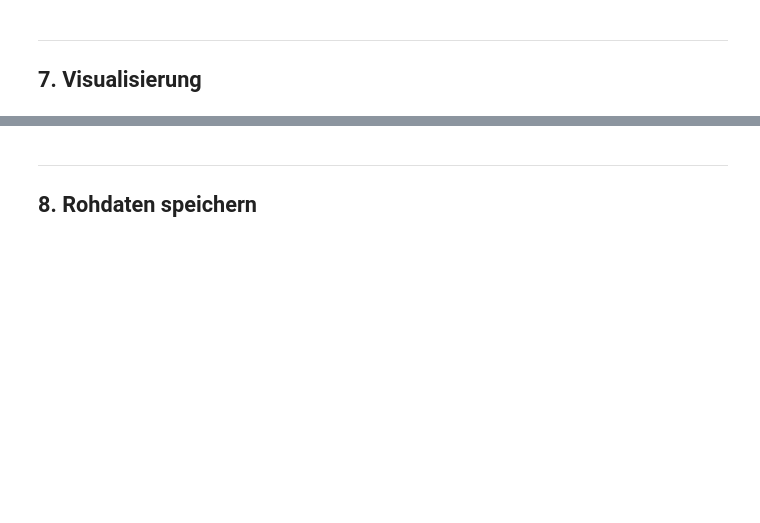
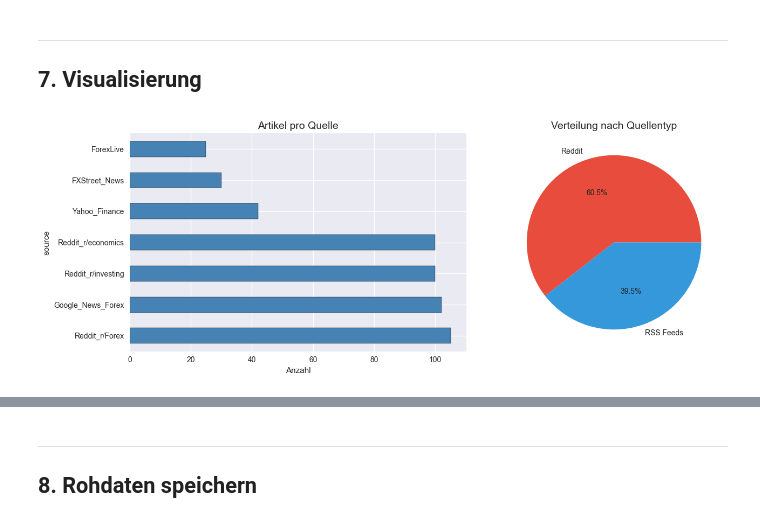
Before and after one commit to Jerycodes/26FS-BAI-Data-Engineering-and-Wrangling, a Jupyter notebook: notebooks/04_eda_news_webscraping.ipynb, the cells around one changed output, grey strips where cells are left out. Cells and saved outputs as stored; diff of their text form; code cells hidden in the pictures; blank space fills up the shorter version.

```diff
--- a/notebooks/04_eda_news_webscraping.ipynb
+++ b/notebooks/04_eda_news_webscraping.ipynb
@@ -67,22 +107,20 @@ for name, url in RSS_FEEDS.items():
 def scrape_rss_feed(feed_name, feed_url):
     """
     Laedt Artikel aus einem RSS Feed.
-
-    Parameter:
-        feed_name (str): Name des Feeds
-        feed_url (str): URL des RSS Feeds
-
-    Rueckgabe:
-        list: Liste von Artikeln als Dictionaries
+    Nutzt requests zum Laden (SSL-Fix) und feedparser zum Parsen.
     """
     print(f'Lade {feed_name}...')
 
     try:
-        feed = feedparser.parse(feed_url)
+        # Mit requests laden (umgeht SSL-Problem von feedparser)
+        response = requests.get(feed_url, headers=HEADERS, timeout=10)
 
-        if feed.bozo and not feed.entries:
-            print(f'  WARNUNG: Feed konnte nicht geladen werden.')
+        if response.status_code != 200:
+            print(f'  WARNUNG: HTTP {response.status_code}')
             return []
+
+        # feedparser parst den XML-Text
+        feed = feedparser.parse(response.text)
 
         articles = []
         for entry in feed.entries:
@@ -400,25 +542,34 @@ if not df_all.empty:
 # %%
 if not df_all.empty:
     # 7.1 Artikel pro Quelle
     fig, axes = plt.subplots(1, 2, figsize=(14, 5))
 
     # Balkendiagramm
     source_counts = df_all['source'].value_counts()
     source_counts.plot(kind='barh', ax=axes[0], color='steelblue', edgecolor='black')
     axes[0].set_title('Artikel pro Quelle', fontsize=14)
     axes[0].set_xlabel('Anzahl')
 
-    # Pie Chart
-    source_group = df_all['source'].apply(
-        lambda x: 'RSS Feeds' if x in ['MarketWatch_Forex', 'Investing_Forex', 'FXStreet', 'Reuters_Business', 'CNBC_Finance']
-        else ('Reddit' if 'Reddit' in x else 'Investing.com')
-    ).value_counts()
-    source_group.plot(kind='pie', ax=axes[1], autopct='%1.1f%%', colors=['#3498db', '#e74c3c', '#2ecc71'])
+    # Pie Chart - Quellentyp bestimmen
+    def classify_source(x):
+        if 'Reddit' in x:
+            return 'Reddit'
+        elif x == 'Investing.com':
+            return 'Investing.com'
+        else:
+            return 'RSS Feeds'
+
+    source_group = df_all['source'].apply(classify_source).value_counts()
+    colors = {'RSS Feeds': '#3498db', 'Reddit': '#e74c3c', 'Investing.com': '#2ecc71'}
+    source_group.plot(kind='pie', ax=axes[1], autopct='%1.1f%%',
+                      colors=[colors.get(s, '#95a5a6') for s in source_group.index])
     axes[1].set_title('Verteilung nach Quellentyp', fontsize=14)
     axes[1].set_ylabel('')
 
     plt.tight_layout()
     plt.show()
+# %% [output]
+[figure, added]
 # %%
 # 7.2 Reddit-spezifische Analyse
 if not df_reddit.empty:
```
Also changed, not shown: parts of 15 cells of this notebook, 4 other files.
